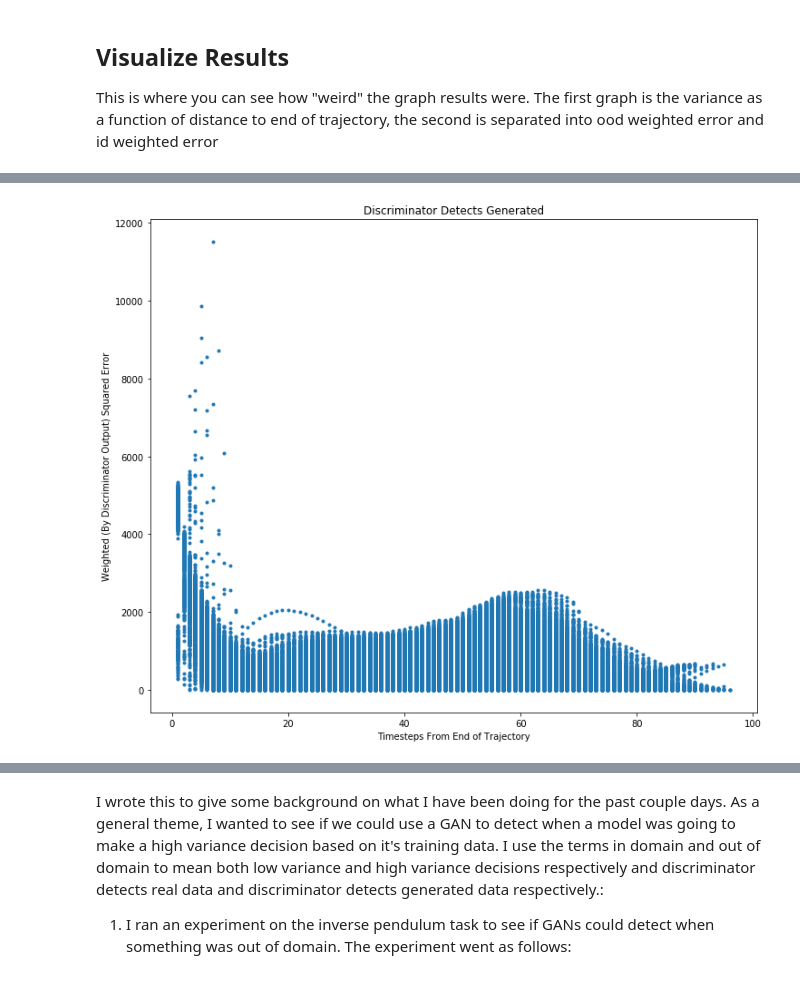
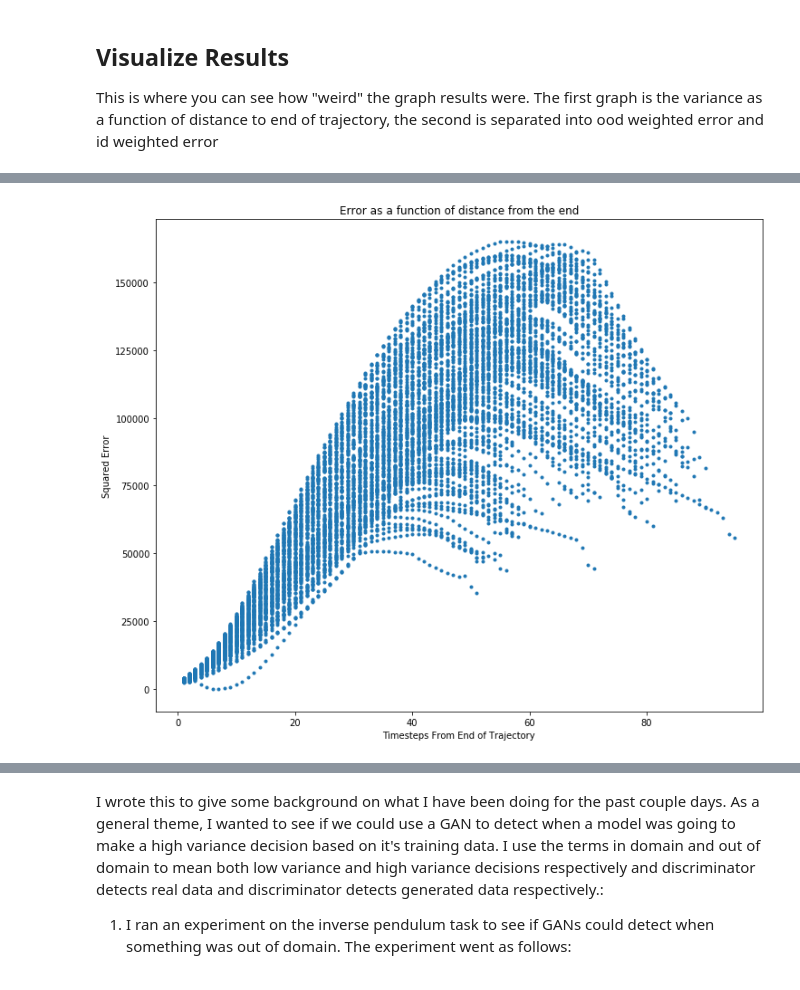
Before and after one commit to eweiner/RL-Research, a Jupyter notebook: variance-prediction/Test_DDQN_GAN.ipynb, the cells around one changed output, grey strips where cells are left out. Saved outputs shown, nothing was run; the diff lists cells and outputs as text; code cells hidden in the pictures.

```diff
--- a/variance-prediction/Test_DDQN_GAN.ipynb
+++ b/variance-prediction/Test_DDQN_GAN.ipynb
@@ -19,9 +29,13 @@ env = gym.make("LunarLander-v2")
 VALID_ACTIONS = [0,1,2,3]
 action_dim = 4
 obs_dim = 8
-q_est = SimpleEstimator(4,8, 400)
-gan_latent = 6
-eric_gan = GAN1d(gan_latent, obs_dim)
+hidden_dim = 600
+discriminator_hidden_dim = 400
+kernel_size=2
+#q_est = SimpleEstimator(action_dim, obs_dim, hidden_dim)
+q_est = Conv1dEstimator(action_dim, obs_dim, hidden_dim, small_obs_buffer, out_channels, kernel_size)
+gan_latent = 20
+eric_gan = GAN1d(gan_latent, obs_dim * small_obs_buffer, discriminator_hidden_dim)
 q_target = copy.deepcopy(q_est)
 for p in q_target.parameters():
     p.requires_grad = False
@@ -34,7 +48,8 @@ WARN: gym.spaces.Box autodetected dtype as <class 'numpy.float32'>. Please provi
 It returns ddqn loss, generator loss, the squared error for in domain and out of domain (Train for more than 1000000 iterations I think.) This is also really vulnerable to initialization, which makes it challenging to train reliably
 # %%
 ddqn_loss, generator_loss, discriminator_loss, in_domain_se, ood_se = train_ddqn_and_gan(env, VALID_ACTIONS, q_est,
-                                q_target, eric_gan, optimizer, 500000)
+                                q_target, eric_gan, optimizer, 200000, gamma=0.99, batch_size=512, buffer_size=50000,
+                                                                                         consecutive_observations=small_obs_buffer, epsilon_start=1)
 ddqn_losses.extend(ddqn_loss)
 generator_losses.extend(generator_loss)
 discriminator_losses.extend(discriminator_loss)
@@ -59,30 +83,40 @@ q_trained = q_est # or load a model here
+# %%
+def flatten_deque(deque_to_flatten : deque) -> list:
+    flattened = []
+    for e in deque_to_flatten:
+        flattened.extend(e)
+    return flattened
 # %%
 observation = env.reset()
 num_resets = 0
-gamma = 0.9
+gamma = 0.99
 id_ses = []
 ood_ses = []
 dists_from_end = []
 weights_ratios = []
 trajectory = Trajectory(gamma)
-for frame in range(100000):
+obs_list = deque([observation for i in range(small_obs_buffer)],small_obs_buffer)
+for frame in range(10000):
     # Sample from environment!
     #env.render()
-    torchy_obs = torch.FloatTensor(observation).unsqueeze(0)
+    obs_list.append(observation)
+    torchy_obs = torch.FloatTensor(obs_list).unsqueeze(0)
     pred = q_trained(torchy_obs)
     max_val = pred[0].max()
     action = pred[0].argmax().numpy()
-
-    observation_p, reward, done, info = env.step(action)
-    trajectory.add(observation, action, observation_p, reward, done, max_val)
+    if random.random() < 0.02:
+        observation_p, reward, done, info = env.step(env.action_space.sample())
+    else:
+        observation_p, reward, done, info = env.step(action)
+    trajectory.add(obs_list, action, flatten_deque(obs_list), reward, done, max_val)
 
     observation = observation_p
     if done:
         num_resets += 1
-        labels = eric_gan.discriminator(torch.FloatTensor(trajectory.obs))
+        labels = eric_gan.discriminator(torch.FloatTensor(trajectory.obs_p))
         id_weights = labels[:,0]
         ood_weights = labels[:,1]
-        weights_ratios.append(float((ood_weights / id_weights).sum() / trajectory.length))
+        weights_ratios.append(float((ood_weights).sum() / trajectory.length))
         q_vals_t = torch.FloatTensor(trajectory.q_vals)
         cum_rewards_t = torch.FloatTensor(trajectory.cum_rewards)
         rewards_t = torch.FloatTensor(trajectory.rewards)
@@ -96,5 +130,4 @@ for frame in range(100000):
         trajectory.clear()
         observation = env.reset()
 print(num_resets)
-env.close()
 # %% [output]
@@ -110,16 +154,16 @@ np_id_ses = np.array(np_id_ses)
 # %%
 long_dists_list = []
 [long_dists_list.extend(e) for e in dists_from_end]
 long_se_list = []
 [long_se_list.extend(o + i) for o, i in zip(ood_ses, id_ses)]
 plt.figure(figsize=[12, 10])
 plt.plot(long_dists_list, long_se_list, '.')
-plt.title("Discriminator Detects Generated")
+plt.title("Error as a function of distance from the end")
 plt.xlabel("Timesteps From End of Trajectory")
-plt.ylabel("Weighted (By Discriminator Output) Squared Error")
+plt.ylabel("Squared Error")
 plt.show()
 # %% [output]
-[figure, old version]
+[figure, new version]
 # %%
 long_dists_list = []
 [long_dists_list.extend(e) for e in dists_from_end]
```
Also changed, not shown: parts of 12 cells of this notebook, 2 other files.
